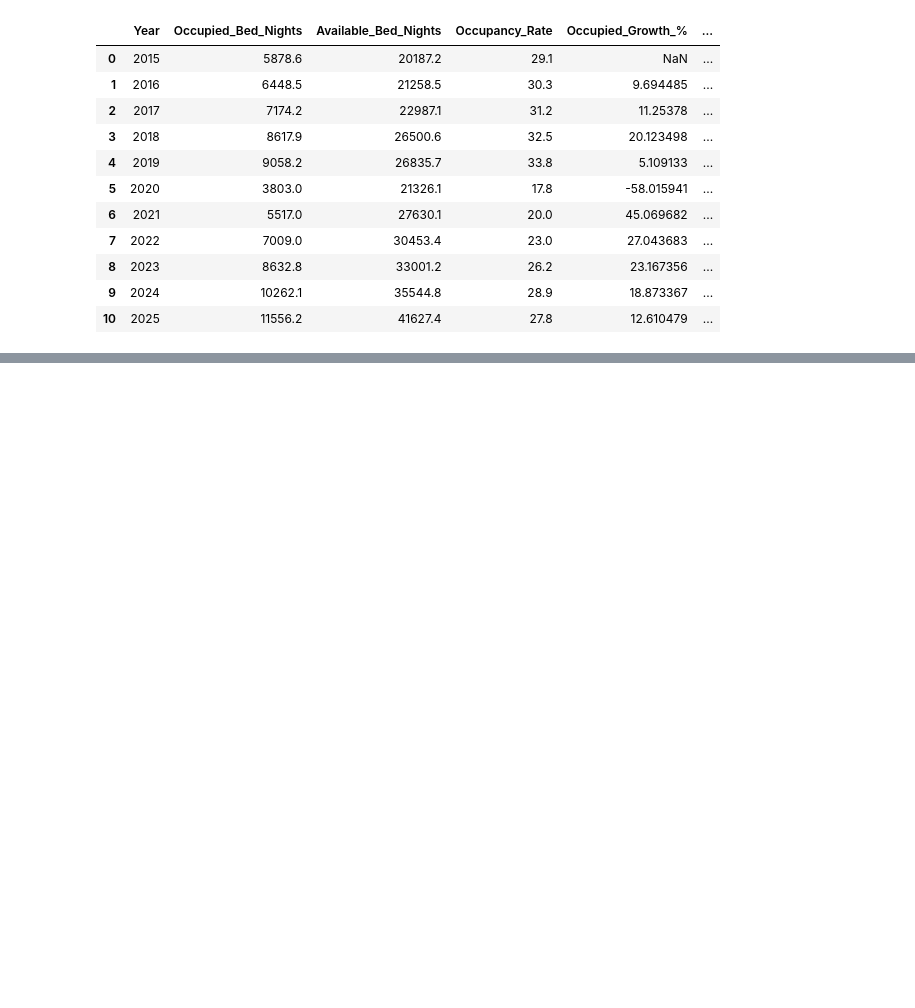
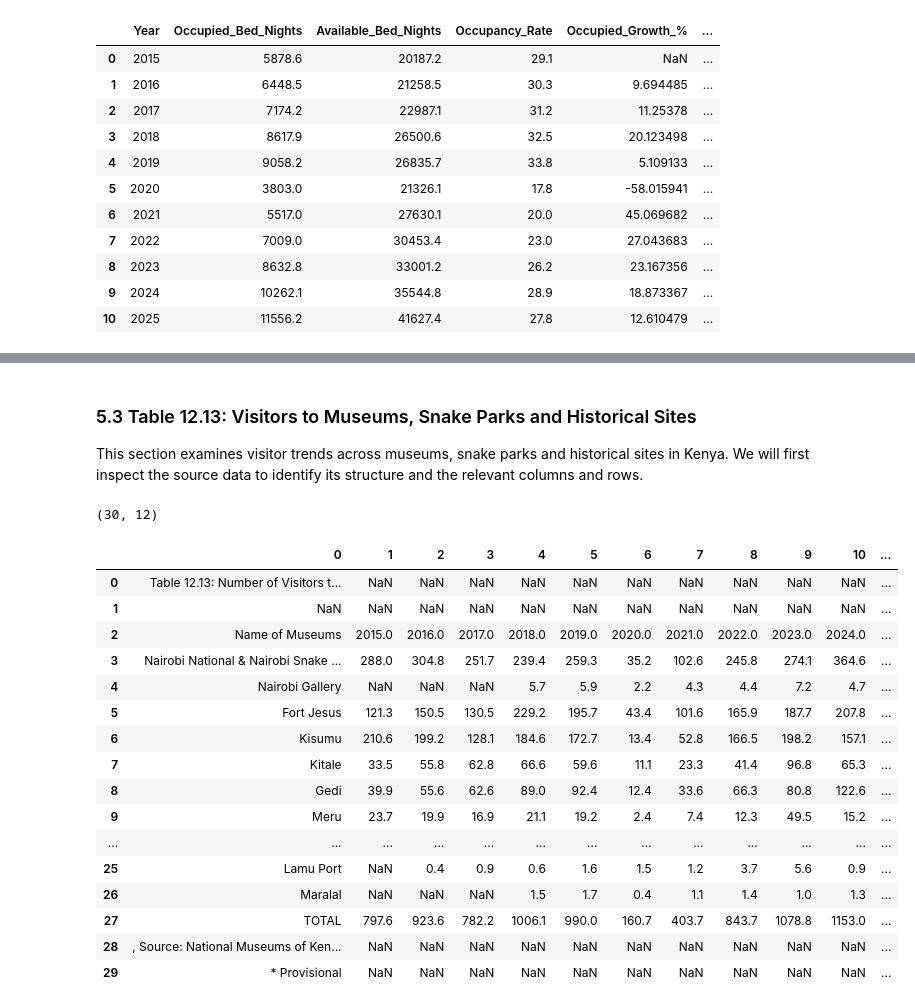
Before and after one commit to james-mutunga/Final-Capstone-Project, a Jupyter notebook: kenya_tourism_analysis.ipynb, the cells around one changed output, grey strips where cells are left out. Cells and saved outputs as stored; diff of their text form; code cells hidden in the pictures; blank space fills up the shorter version.

```diff
--- a/kenya_tourism_analysis.ipynb
+++ b/kenya_tourism_analysis.ipynb
@@ -1013,0 +1727,32 @@ df_accommodation.round(2)
+# %% [markdown]
+### 5.3 Table 12.13: Visitors to Museums, Snake Parks and Historical Sites
+
+This section examines visitor trends across museums, snake parks and historical sites in Kenya. We will first inspect the source data to identify its structure and the relevant columns and rows.
+# %%
+df_table_12_13_raw = pd.read_excel(
+    file_path,
+    sheet_name="Table 12.13",
+    header=None
+)
+
+print(df_table_12_13_raw.shape)
+display(df_table_12_13_raw.head(30))
+# %% [output]
+(30, 12)
+|  | 0 | 1 | 2 | 3 | 4 | 5 | 6 | 7 | 8 | 9 | 10 | ... |
+| 0 | Table 12.13: Number of Visitors t... | NaN | NaN | NaN | NaN | NaN | NaN | NaN | NaN | NaN | NaN | ... |
+| 1 | NaN | NaN | NaN | NaN | NaN | NaN | NaN | NaN | NaN | NaN | NaN | ... |
+| 2 | Name of Museums | 2015.0 | 2016.0 | 2017.0 | 2018.0 | 2019.0 | 2020.0 | 2021.0 | 2022.0 | 2023.0 | 2024.0 | ... |
+| 3 | Nairobi National & Nairobi Snake ... | 288.0 | 304.8 | 251.7 | 239.4 | 259.3 | 35.2 | 102.6 | 245.8 | 274.1 | 364.6 | ... |
+| 4 | Nairobi Gallery | NaN | NaN | NaN | 5.7 | 5.9 | 2.2 | 4.3 | 4.4 | 7.2 | 4.7 | ... |
+| 5 | Fort Jesus | 121.3 | 150.5 | 130.5 | 229.2 | 195.7 | 43.4 | 101.6 | 165.9 | 187.7 | 207.8 | ... |
+| 6 | Kisumu | 210.6 | 199.2 | 128.1 | 184.6 | 172.7 | 13.4 | 52.8 | 166.5 | 198.2 | 157.1 | ... |
+| 7 | Kitale | 33.5 | 55.8 | 62.8 | 66.6 | 59.6 | 11.1 | 23.3 | 41.4 | 96.8 | 65.3 | ... |
+| 8 | Gedi | 39.9 | 55.6 | 62.6 | 89.0 | 92.4 | 12.4 | 33.6 | 66.3 | 80.8 | 122.6 | ... |
+| 9 | Meru | 23.7 | 19.9 | 16.9 | 21.1 | 19.2 | 2.4 | 7.4 | 12.3 | 49.5 | 15.2 | ... |
+| ... | ... | ... | ... | ... | ... | ... | ... | ... | ... | ... | ... | ... |
+| 25 | Lamu Port | NaN | 0.4 | 0.9 | 0.6 | 1.6 | 1.5 | 1.2 | 3.7 | 5.6 | 0.9 | ... |
+| 26 | Maralal | NaN | NaN | NaN | 1.5 | 1.7 | 0.4 | 1.1 | 1.4 | 1.0 | 1.3 | ... |
+| 27 | TOTAL | 797.6 | 923.6 | 782.2 | 1006.1 | 990.0 | 160.7 | 403.7 | 843.7 | 1078.8 | 1153.0 | ... |
+| 28 | , Source: National Museums of Ken... | NaN | NaN | NaN | NaN | NaN | NaN | NaN | NaN | NaN | NaN | ... |
+| 29 | * Provisional | NaN | NaN | NaN | NaN | NaN | NaN | NaN | NaN | NaN | NaN | ... |
```
Also changed, not shown: parts of 92 cells of this notebook, 7 other files.
